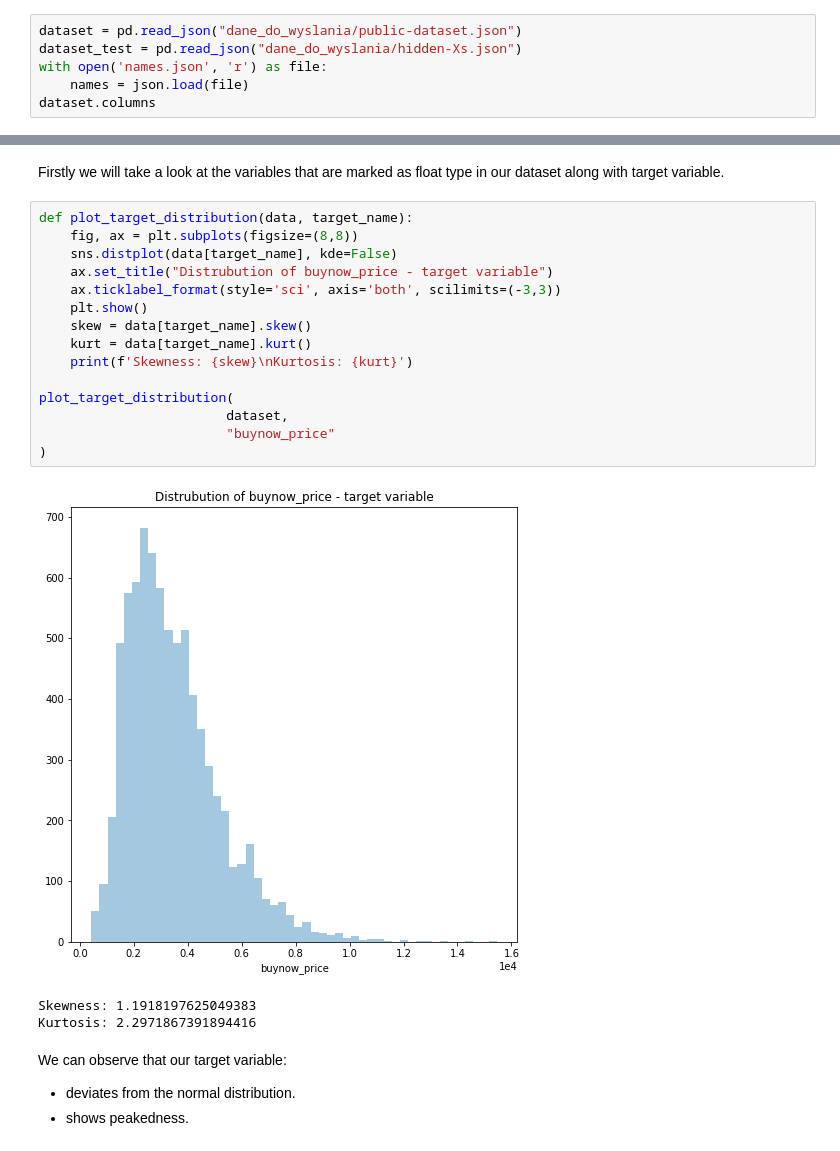
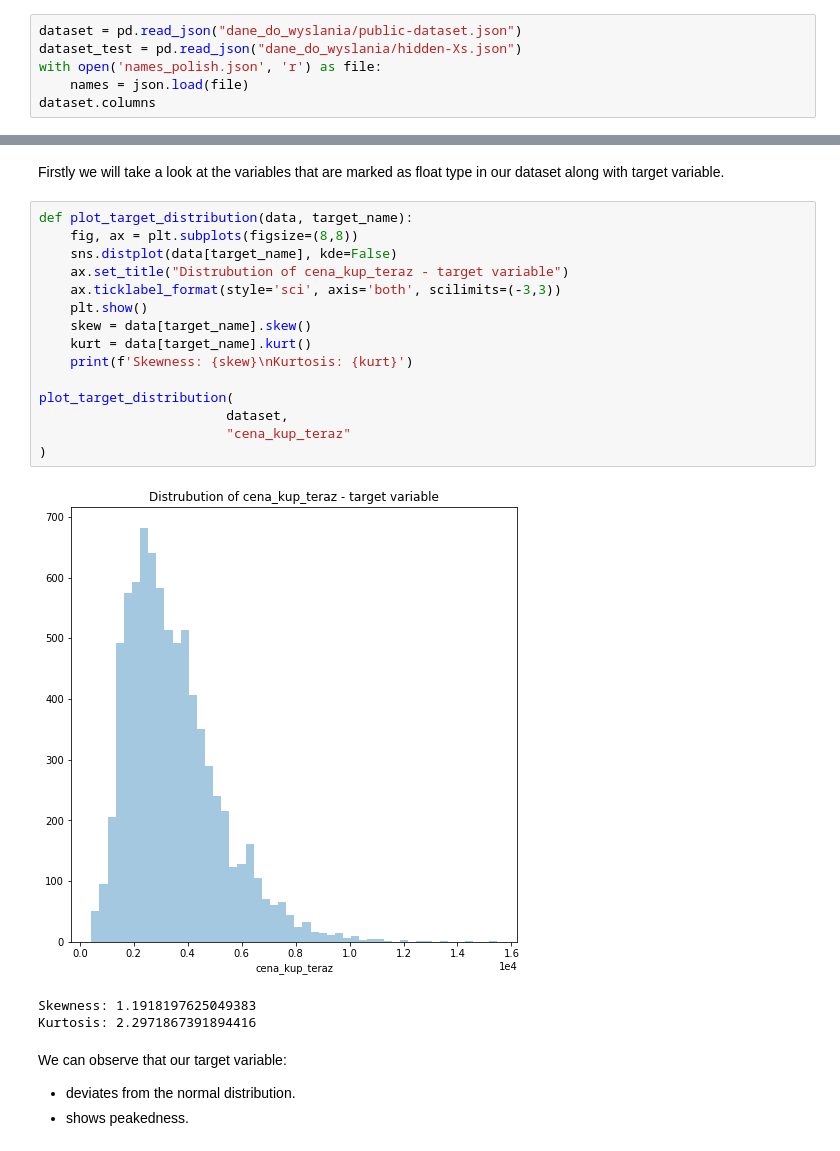
Before and after one commit to freefeynman123/laptop_price, a Jupyter notebook: laptop_price.ipynb, the cells around one changed output, grey strips where cells are left out. Drawn from its saved outputs; the diff is of its cells as text.

```diff
--- a/laptop_price.ipynb
+++ b/laptop_price.ipynb
@@ -81,7 +81,7 @@ Importing data from unpacked zip file.
 # %%
 dataset = pd.read_json("dane_do_wyslania/public-dataset.json")
 dataset_test = pd.read_json("dane_do_wyslania/hidden-Xs.json")
-with open('names.json', 'r') as file:
+with open('names_polish.json', 'r') as file:
     names = json.load(file)
 dataset.columns
 # %% [output]
@@ -169,20 +177,20 @@ Firstly we will take a look at the variables that are marked as float type in ou
 # %%
 def plot_target_distribution(data, target_name):
     fig, ax = plt.subplots(figsize=(8,8))
     sns.distplot(data[target_name], kde=False)
-    ax.set_title("Distrubution of buynow_price - target variable")
+    ax.set_title("Distrubution of cena_kup_teraz - target variable")
     ax.ticklabel_format(style='sci', axis='both', scilimits=(-3,3))
     plt.show()
     skew = data[target_name].skew()
     kurt = data[target_name].kurt()
     print(f'Skewness: {skew}\nKurtosis: {kurt}')
 
 plot_target_distribution(
                         dataset,
-                        "buynow_price"
+                        "cena_kup_teraz"
 )
 # %% [output]
-[figure, old version]
+[figure, new version]
 Skewness: 1.1918197625049383
 Kurtosis: 2.2971867391894416
 # %% [markdown]
```
Also changed, not shown: parts of 67 cells of this notebook, 10 other files.
